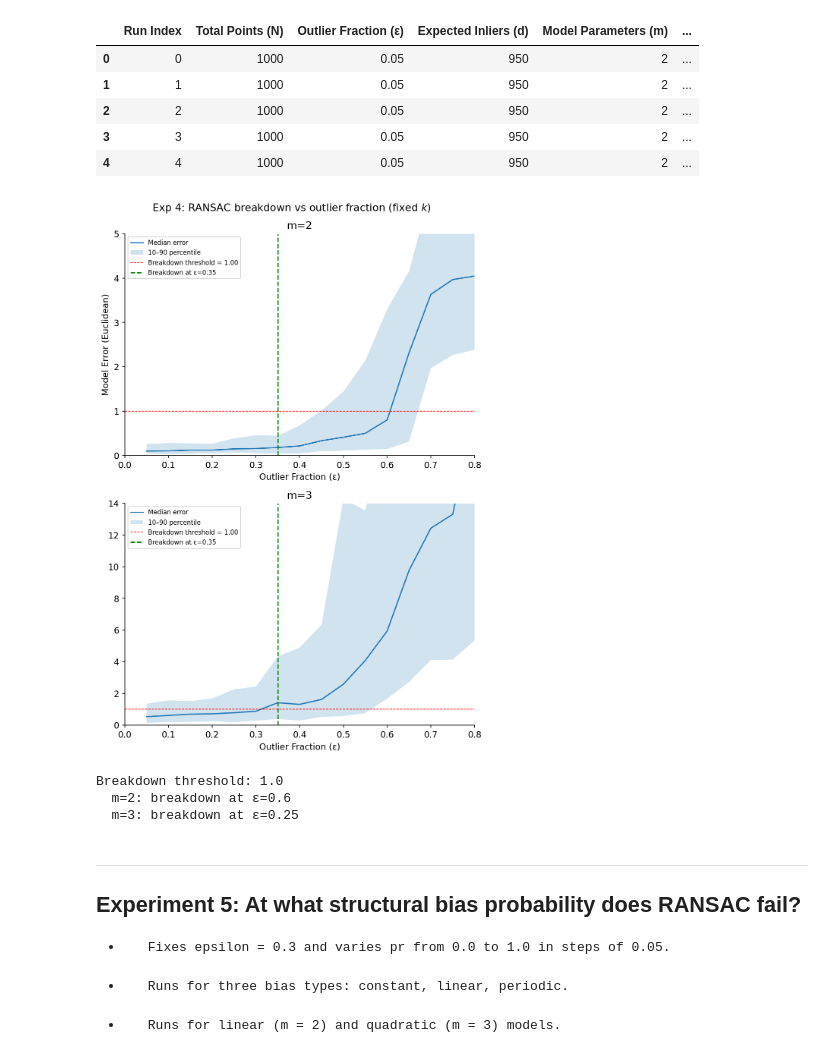
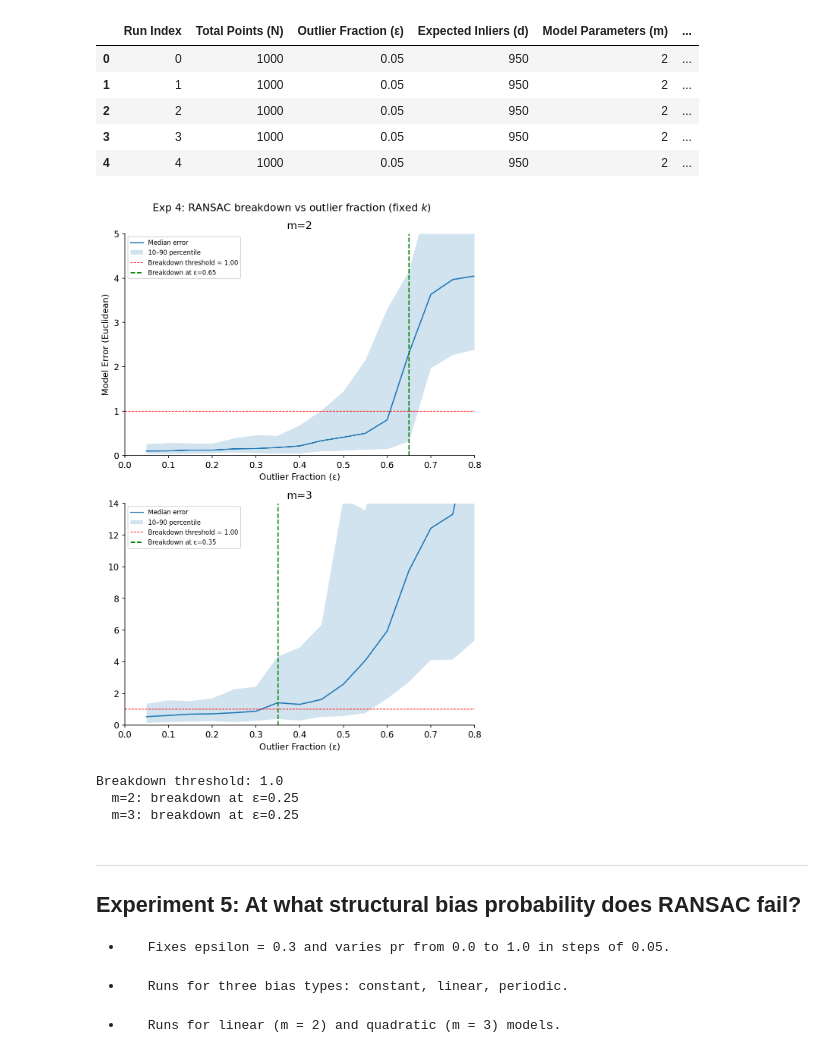
Before and after one commit to arshsinghphd/RANSAC-analysis, a Jupyter notebook: empirical_analysis/ransac_notebook.ipynb, the cells around one changed output. Cells and saved outputs as stored; diff of their text form; code cells hidden in the pictures.

Commit message:
wrong breakdown_eps fixed

```diff
--- a/empirical_analysis/ransac_notebook.ipynb
+++ b/empirical_analysis/ransac_notebook.ipynb
@@ -265,44 +265,45 @@ for i, m in enumerate(models):
     means = grp.median()  # variable is called mean, but stored median. More approporiate vital stat
     lower = grp.quantile(0.10)
     upper = grp.quantile(0.90)
+    breakdown_rows = means[means > BREAKDOWN_THRESHOLD]
+    breakdown_eps = breakdown_rows.index[0] if not breakdown_rows.empty else None
 
     ax.plot(means.index, means.values, label="Median error")
     ax.fill_between(means.index, lower, upper, alpha=0.2, label="10–90 percentile")
     ax.axhline(BREAKDOWN_THRESHOLD, color="red", linestyle="--",
                linewidth=0.8, label=f"Breakdown threshold = {BREAKDOWN_THRESHOLD:.2f}")
 
     if breakdown_eps is not None:
         ax.axvline(x=breakdown_eps, color="green", linestyle="--",
                    label=f"Breakdown at ε={breakdown_eps:.2f}")
 
     ax.set_title(f"m={m}")
     ax.set_xlabel("Outlier Fraction (ε)")
     ax.set_xlim(0, 0.8)
     if i == 0:
         ax.set_ylim(0, 5)
     else:
         ax.set_ylim(0, 14)
     if i == 0:
         ax.set_ylabel("Model Error (Euclidean)")
     ax.legend(fontsize=8)
 
+
 plt.suptitle("Exp 4: RANSAC breakdown vs outlier fraction (fixed $k$)",
              fontsize=13)
 plt.tight_layout()
 plt.savefig(f"{FIG_DIR}/exp4.png", dpi=150)
 plt.show()
 
 print(f"Breakdown threshold: {BREAKDOWN_THRESHOLD}")
 for m in models:
     sub = df4[df4["Model Parameters (m)"] == m]
     grp = sub.groupby("Outlier Fraction (ε)")["Model Error (Euclidean)"].mean()
-    breakdown_rows = grp[grp > BREAKDOWN_THRESHOLD]
-    eps = breakdown_rows.index[0] if not breakdown_rows.empty else "none"
     print(f"  m={m}: breakdown at ε={eps}")
 # %% [output]
-[figure, old version]
+[figure, new version]
 Breakdown threshold: 1.0
-  m=2: breakdown at ε=0.6
+  m=2: breakdown at ε=0.25
   m=3: breakdown at ε=0.25
 # %% [markdown]
 ---
```
